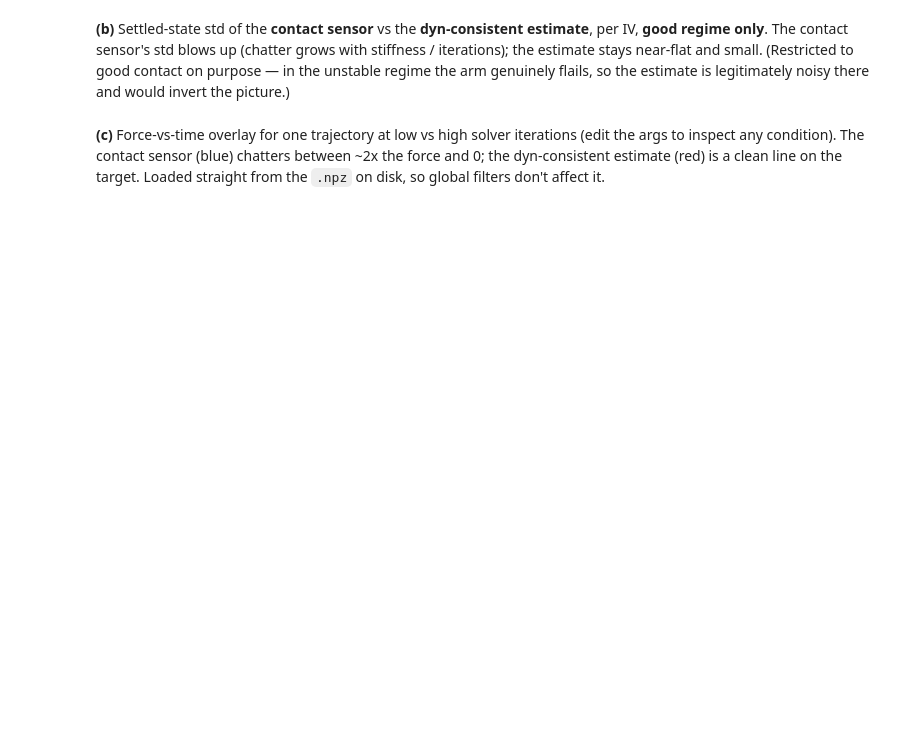
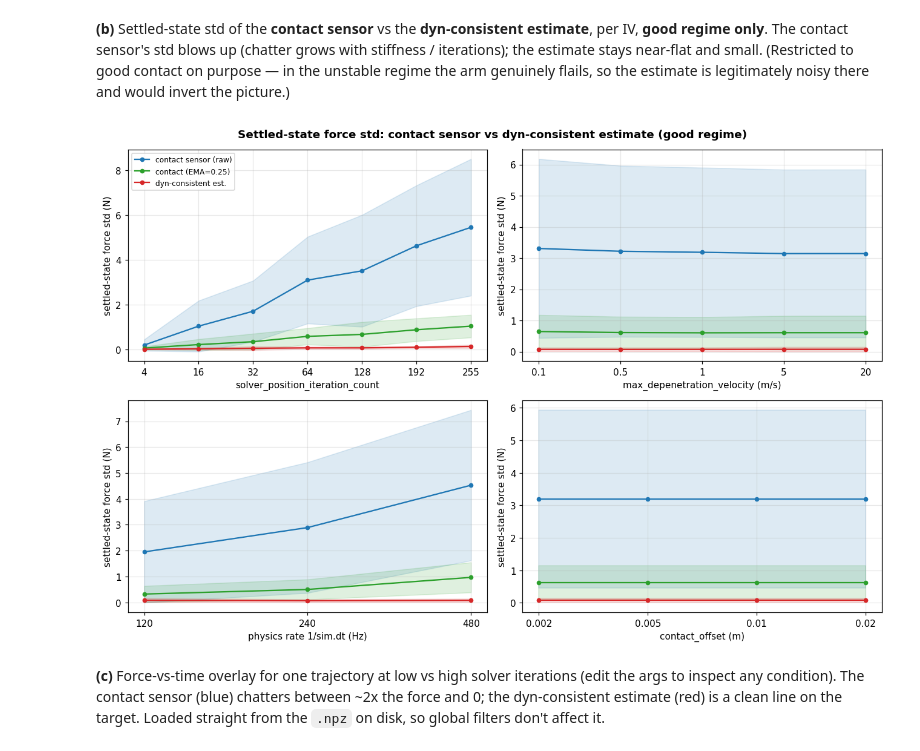
Before and after one commit to RoboNuke/in-contact_sim-real_force_verification, a Jupyter notebook: data_analysis/param_sweep_analysis.ipynb, the cells around one changed output. Cells and saved outputs as stored; diff of their text form; code cells hidden in the pictures; blank space fills up the shorter version.

```diff
--- a/data_analysis/param_sweep_analysis.ipynb
+++ b/data_analysis/param_sweep_analysis.ipynb
@@ -51,6 +51,7 @@ DATASET = "param_sweep"
 # ---- paths (relative to this notebook in data_analysis/) ----
 DATA_DIR = f"../data/{DATASET}"                  # sweep .npz files
 DF_PATH  = f"../data/{DATASET}_metrics.pkl"      # cached per-trajectory metrics (one per dataset)
+REAL_GLOB = "../data/contact_force_real_*.npz"   # real-robot data (latest match is loaded)
 
 # ---- metric-extraction constants ----
 TIP_GAP = 2e-4              # m; spawn gap above surface (must match cfg.task.tip_gap)
@@ -58,6 +59,8 @@ TAIL_SECONDS = 0.5          # settled window (s) for steady-state metrics
 CONTACT_THRESH_N = 0.05     # N; |Fz| above this counts as "in contact"
 RISE_LO, RISE_HI = 0.1, 0.9 # rise-time fractions of steady-state force
 FORCE_FIELD = "contact_force_ee"   # primary force signal (contact sensor, EE frame, +=press)
+SIM_EMA_ALPHA = 0.25   # FORGE ft_smoothing_factor: EMA applied to the force per physics
+                       # substep (what a FORGE-trained policy sees). Real robot uses 0.08.
 
 # ---- independent variables (x-axes) + force target (one line per value) ----
 IV_COLS = ["solver_iters", "max_depen", "sim_dt", "contact_offset"]
@@ -84,7 +87,7 @@ USE_ESTABLISHED_ONLY = False
 # drops all 60 Hz data from every plot / aggregate.
 SOLVER_ITERS_RANGE   = (None, None)   # solver_position_iteration_count
 MAX_DEPEN_RANGE      = (None, None)   # max_depenetration_velocity (m/s)
-RATE_HZ_RANGE        = (None, None)   # physics rate = 1/sim.dt (Hz)
+RATE_HZ_RANGE        = (120, None)   # physics rate = 1/sim.dt (Hz)
 CONTACT_OFFSET_RANGE = (None, None)   # contact_offset (m)
 FORCE_TARGET_RANGE   = (None, None)   # force target (N)
 
@@ -105,10 +108,20 @@ def _first_cross(t, y, level):
     return float(t[idx]) if y[idx] >= level else np.nan
 
 
+def _ema(x, alpha):
+    # recursive EMA y[i] = alpha*x[i] + (1-alpha)*y[i-1], y[0]=x[0] (matches the
+    # FORGE env's per-substep ft smoothing; adjust=False reproduces the recursion)
+    return pd.Series(x).ewm(alpha=alpha, adjust=False).mean().to_numpy()
+
+
 def traj_metrics(t, fz, pinv, dyn, eez, velz, target):
     # all control-response metrics for one trajectory (1 env, 1 force level)
     tail = t >= (t[-1] - TAIL_SECONDS)
     ss = float(fz[tail].mean())
+    # FORGE-env-filtered contact (EMA per substep): what a trained policy would see
+    fz_filt = _ema(fz, SIM_EMA_ALPHA)
+    filt_contact_ss = float(fz_filt[tail].mean())
+    filt_noise_std = float(fz_filt[tail].std())
     tail_speed = float(np.sqrt(np.mean(velz[tail] ** 2)))  # settling speed (m/s); ~0 = settled
     # penetration(t): tip descent below the box surface (m, + = penetrated)
     pen = (eez[0] - eez) - TIP_GAP
@@ -140,6 +153,7 @@ def traj_metrics(t, fz, pinv, dyn, eez, velz, target):
     return dict(steady_state_force=ss, sse=sse, abs_sse=abs(sse),
                 residual_penetration=resid_pen, tail_speed=tail_speed,
                 noise_std=noise_std, ptp=ptp,
+                filt_contact_ss=filt_contact_ss, filt_noise_std=filt_noise_std,
                 dyn_noise_std=dyn_noise_std, pinv_noise_std=pinv_noise_std,
                 rise_time=rise_time, overshoot=overshoot, peak_force=peak,
                 first_contact_t=first_contact_t, hysteresis=hyst,
@@ -184,7 +198,7 @@ else:
     print(f"saved {DF_PATH}  ({len(df)} rows)")
 
 # Rebuild if the cache predates the newest features (tail_speed, per-step RMS, estimator std).
-if "dyn_noise_std" not in df.columns:
+if "filt_noise_std" not in df.columns:
     print("cached metrics are stale; rebuilding from npz ...")
     df = build_dataframe(sorted(glob.glob(os.path.join(DATA_DIR, "*.npz"))))
     df.to_pickle(DF_PATH)
@@ -228,0 +277,21 @@ df.head()
+# %%
+real_files = sorted(glob.glob(REAL_GLOB))
+REAL, REAL_FORCES, REAL_TRACES = {}, [], {}
+if real_files:
+    rd = np.load(real_files[-1], allow_pickle=True)
+    S = int(rd["settle_steps"])                     # settled window = last S steps (~0.5 s)
+    # O_F_ext, negated to +pressing; Franka already gravity/dynamics-compensates it,
+    # so this is the real signal we use (est_force_ee_pinv/dyn are ignored).
+    contact = -rd["ft_ee"][..., 2]                  # (F,R,T)
+    REAL_FORCES = [float(f) for f in rd["force_targets"]]
+    rate = float(rd["control_rate_hz"])
+    for fi, f in enumerate(REAL_FORCES):
+        REAL[f] = dict(contact=contact[fi, :, -S:].mean(-1),     # (reps,) settled mean per rep
+                       contact_std=contact[fi, :, -S:].std(-1))  # (reps,) within-rep settled std
+        REAL_TRACES[f] = dict(t=np.arange(contact.shape[2]) / rate, contact=contact[fi])
+    print(f"loaded real data: {os.path.basename(real_files[-1])}  forces={REAL_FORCES}")
+    for f in REAL_FORCES:
+        c = REAL[f]["contact"]
+        print(f"  {f:g} N settled O_F_ext (mean+/-std over reps): {c.mean():+.2f} +/- {c.std():.2f}")
+else:
+    print("no real-robot data found (REAL_GLOB); sim-vs-real cells will no-op")
@@ -445,21 +543,24 @@ flails, so the estimate is legitimately noisy there and would invert the picture
 # %%
 good = df[df["regime"] == "good"]
 fig, axes = plt.subplots(2, 2, figsize=(12, 8))
 for ax, iv in zip(axes.ravel(), IV_COLS):
     xs = _iv_order(iv, good[iv].unique())
     xpos = np.arange(len(xs))
-    for col, name, color in [("noise_std", "contact sensor", "#1f77b4"),
+    for col, name, color in [("noise_std", "contact sensor (raw)", "#1f77b4"),
+                             ("filt_noise_std", f"contact (EMA={SIM_EMA_ALPHA})", "#2ca02c"),
                              ("dyn_noise_std", "dyn-consistent est.", "#d62728")]:
         g = good.groupby(iv)[col].agg(["mean", "std"]).reindex(xs)
         m = g["mean"].values; s = np.nan_to_num(g["std"].values)
         ax.plot(xpos, m, "-o", color=color, ms=4, label=name)
         ax.fill_between(xpos, m - s, m + s, color=color, alpha=0.15)
     ax.set_xticks(xpos); ax.set_xticklabels(_xticklabels(iv, xs))
     ax.set_xlabel(IV_LABELS[iv]); ax.set_ylabel("settled-state force std (N)"); ax.grid(alpha=0.3)
 axes[0, 0].legend(fontsize=8)
 fig.suptitle("Settled-state force std: contact sensor vs dyn-consistent estimate (good regime)", fontweight="bold")
 fig.tight_layout()
 save_fig(fig, "settled_std_contact_vs_dyn")
+# %% [output]
+[figure, added]
 # %% [markdown]
 **(c)** Force-vs-time overlay for one trajectory at low vs high solver
 iterations (edit the args to inspect any condition). The contact sensor (blue)
```
Also changed, not shown: parts of 22 cells of this notebook, 20 other files.
